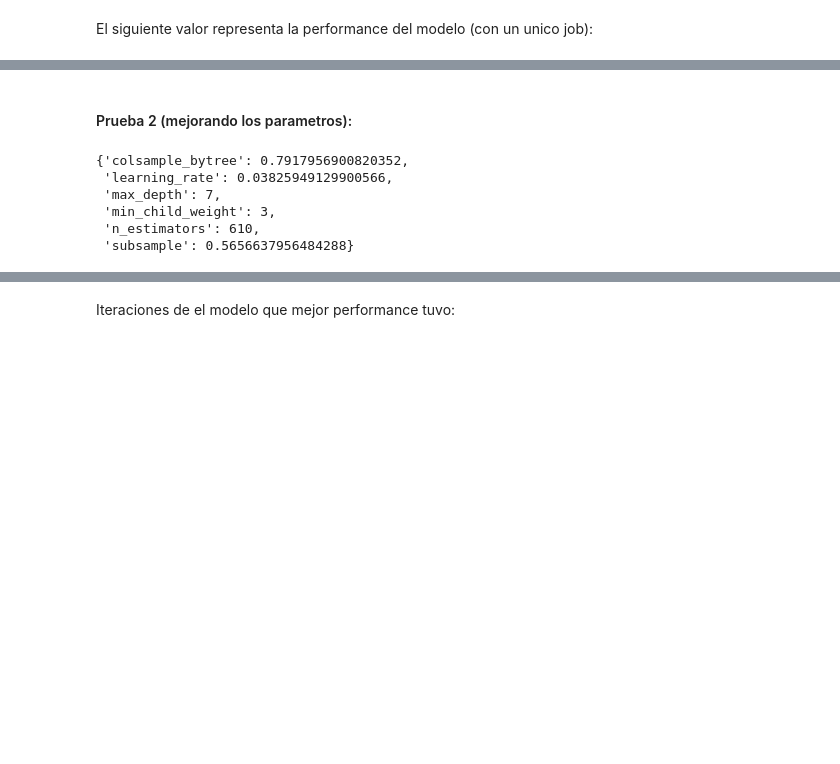
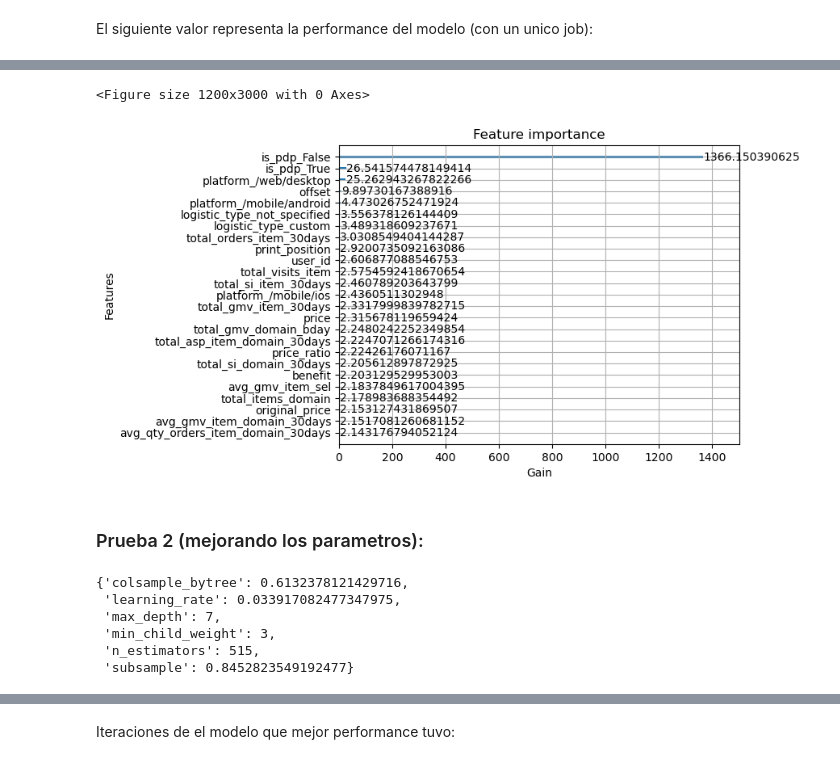
Before and after one commit to azulnogueraa/Prediccion_de_Conversion_IA, a Jupyter notebook: analisis.ipynb, the cells around one changed output, grey strips where cells are left out. Cells and saved outputs as stored; diff of their text form; code cells hidden in the pictures; blank space fills up the shorter version.

```diff
--- a/analisis.ipynb
+++ b/analisis.ipynb
@@ -439,8 +534,24 @@ array([0.01287727, 0.00199072, 0.07021419, ..., 0.00455758, 0.07549037,
 submission_df = pd.DataFrame({"ROW_ID": test_data["ROW_ID"], "conversion": y_pred_1})
 submission_df["ROW_ID"] = submission_df["ROW_ID"].astype(int)
 submission_df.to_csv("xg_boost.1.csv", sep=",", index=False)
+# %%
+
+# Obtener el mejor modelo entrenado de tu RandomizedSearchCV
+best_model_xgb_1 = xgb_random_1.best_estimator_
+
+# Ajustar el tamaño del gráfico utilizando figsize
+plt.figure(figsize=(12, 30))   # Ajusta el tamaño según tus preferencias
+
+# Generar el gráfico de importancia
+xgb.plot_importance(best_model_xgb_1, max_num_features=25,  importance_type="gain", xlabel="Gain")
+
+# Mostrar el gráfico
+plt.show()
+# %% [output]
+<Figure size 1200x3000 with 0 Axes>
+[figure, added]
 # %% [markdown]
-#### Prueba 2 (mejorando los parametros):
+### Prueba 2 (mejorando los parametros):
 # %%
 %%capture
 model_xgb_2 = XGBClassifier(n_jobs=3, use_label_encoder=False)
@@ -457,14 +568,20 @@ cv = StratifiedKFold(n_splits=5, random_state=41, shuffle=True)
 
 xgb_random_2 = RandomizedSearchCV(model_xgb_2,param_dist_2, cv=cv, verbose=1, n_jobs=5,scoring='roc_auc',n_iter=20,random_state=41)
 xgb_random_2.fit(X_train,y_train)
-# %%
-xgb_random_2.best_params_
-# %% [output]
-{'colsample_bytree': 0.7917956900820352,
- 'learning_rate': 0.03825949129900566,
- 'max_depth': 7,
- 'min_child_weight': 3,
- 'n_estimators': 610,
- 'subsample': 0.5656637956484288}
+# %%
+xgb_random_2.best_params_
+# {'colsample_bytree': 0.6132378121429716,
+#  'learning_rate': 0.033917082477347975,
+#  'max_depth': 7,
+#  'min_child_weight': 3,
+#  'n_estimators': 515,
+#  'subsample': 0.8452823549192477}
+# %% [output]
+{'colsample_bytree': 0.6132378121429716,
+ 'learning_rate': 0.033917082477347975,
+ 'max_depth': 7,
+ 'min_child_weight': 3,
+ 'n_estimators': 515,
+ 'subsample': 0.8452823549192477}
 # %%
 xgb_random_2.best_score_
```
Also changed, not shown: parts of 55 cells of this notebook.
